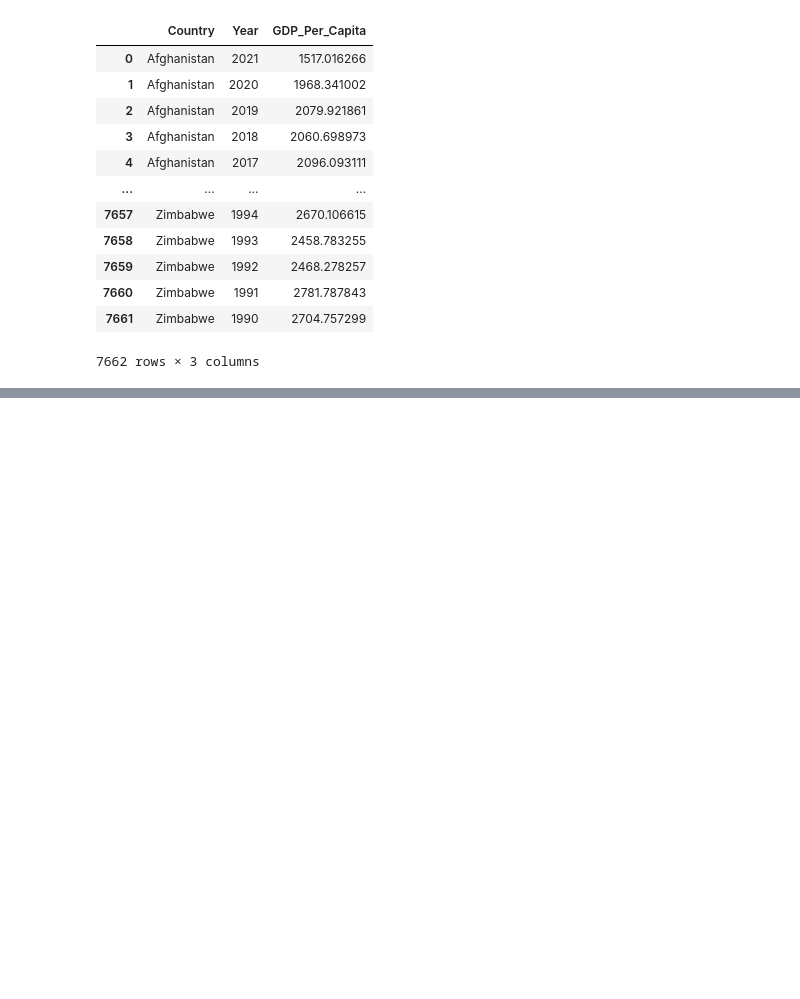
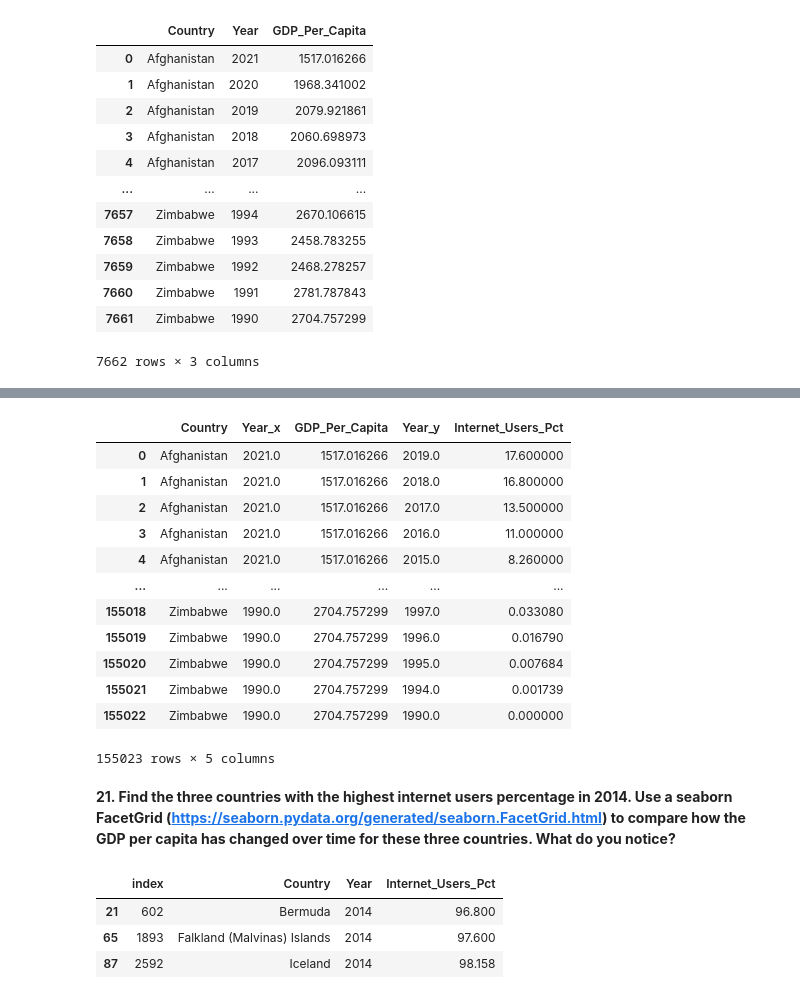
Before and after one commit to NSS-Full-Time-Data-Analytics-14/gdp-and-internet-usage-j2das1, a Jupyter notebook: notebook/UN_gdp_internetuse_project.ipynb, the cells around one changed output, grey strips where cells are left out. Cells and saved outputs as stored; diff of their text form; code cells hidden in the pictures; blank space fills up the shorter version.

Commit message:
final push for project

```diff
--- a/notebook/UN_gdp_internetuse_project.ipynb
+++ b/notebook/UN_gdp_internetuse_project.ipynb
@@ -315,0 +399,2 @@ m_year
+# %%
+internet_df = pd.read_csv(r'C:\Users\J2das\Documents\NSS\PYTHON\Projects\gdp-and-internet-usage-j2das1\data\internet_use.csv', nrows=6083)
@@ -315,0 +417,2 @@ m_year
+# %%
+internet_df = internet_df.drop(columns = 'Value Footnotes')
@@ -315,0 +435,2 @@ m_year
+# %%
+internet_df = internet_df.rename(columns = {'Country or Area':'Country', 'Value':'Internet_Users_Pct'})
@@ -315,0 +631,20 @@ m_year
+# %%
+gdp_and_internet_use = pd.merge(gdp_df, internet_df, left_on = 'Country', right_on = 'Country', how = 'outer')
+# %%
+gdp_and_internet_use
+# %% [output]
+|  | Country | Year_x | GDP_Per_Capita | Year_y | Internet_Users_Pct |
+| 0 | Afghanistan | 2021.0 | 1517.016266 | 2019.0 | 17.600000 |
+| 1 | Afghanistan | 2021.0 | 1517.016266 | 2018.0 | 16.800000 |
+| 2 | Afghanistan | 2021.0 | 1517.016266 | 2017.0 | 13.500000 |
+| 3 | Afghanistan | 2021.0 | 1517.016266 | 2016.0 | 11.000000 |
+| 4 | Afghanistan | 2021.0 | 1517.016266 | 2015.0 | 8.260000 |
+| ... | ... | ... | ... | ... | ... |
+| 155018 | Zimbabwe | 1990.0 | 2704.757299 | 1997.0 | 0.033080 |
+| 155019 | Zimbabwe | 1990.0 | 2704.757299 | 1996.0 | 0.016790 |
+| 155020 | Zimbabwe | 1990.0 | 2704.757299 | 1995.0 | 0.007684 |
+| 155021 | Zimbabwe | 1990.0 | 2704.757299 | 1994.0 | 0.001739 |
+| 155022 | Zimbabwe | 1990.0 | 2704.757299 | 1990.0 | 0.000000 |
+155023 rows × 5 columns
+# %% [markdown]
+**21. Find the three countries with the highest internet users percentage in 2014. Use a seaborn FacetGrid (https://seaborn.pydata.org/generated/seaborn.FacetGrid.html) to compare how the GDP per capita has changed over time for these three countries. What do you notice?**
@@ -315,0 +657,7 @@ m_year
+# %%
+internet_df.tail(3)
+# %% [output]
+|  | index | Country | Year | Internet_Users_Pct |
+| 21 | 602 | Bermuda | 2014 | 96.800 |
+| 65 | 1893 | Falkland (Malvinas) Islands | 2014 | 97.600 |
+| 87 | 2592 | Iceland | 2014 | 98.158 |
```
Also changed, not shown: parts of 56 cells of this notebook.
